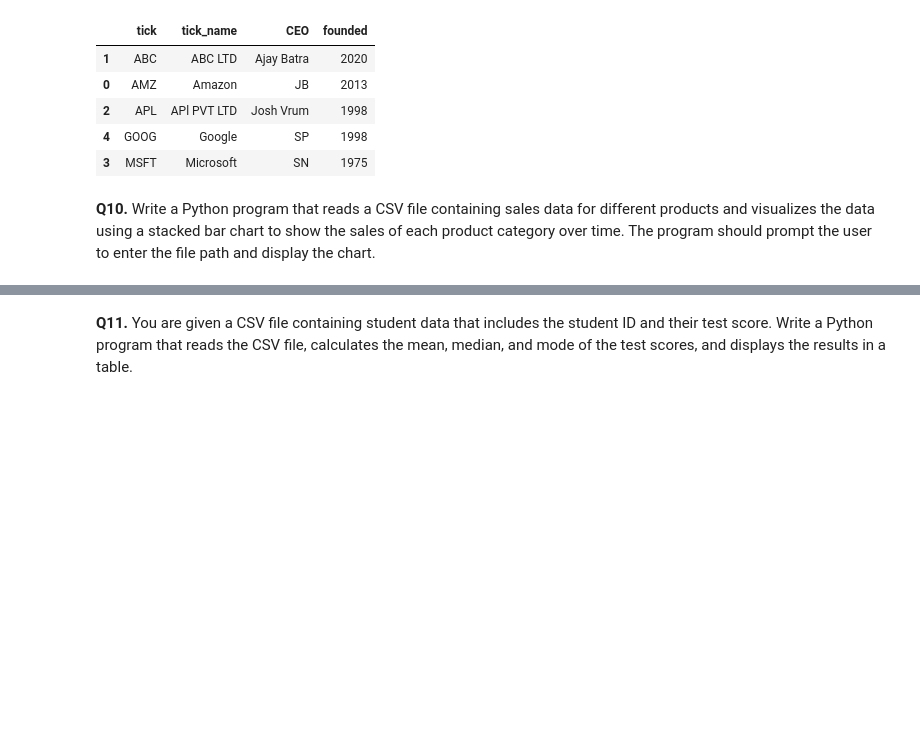
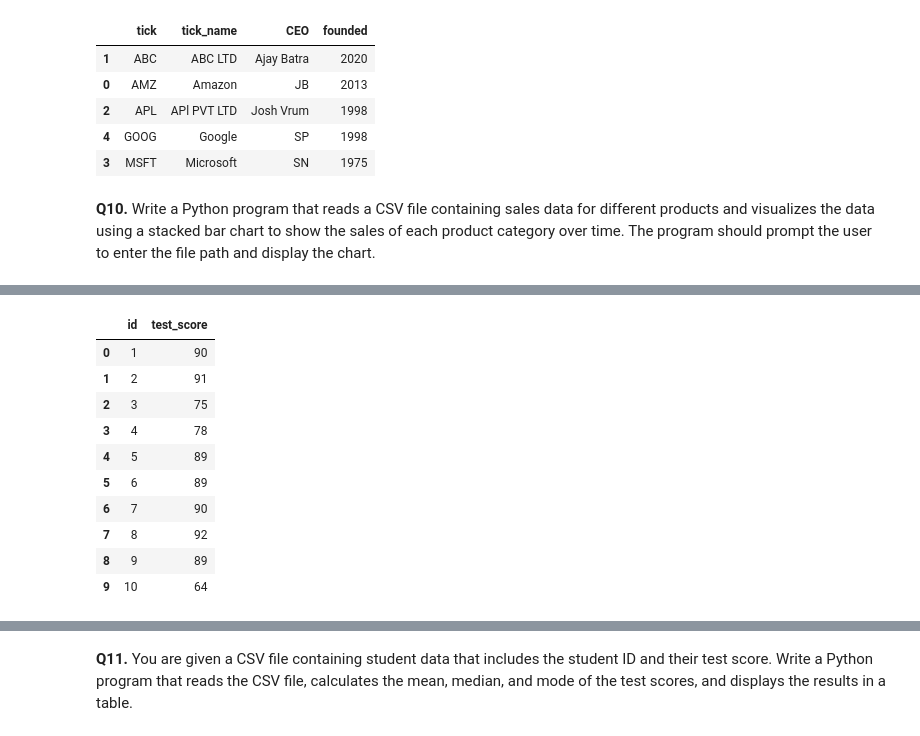
Before and after one commit to beercafeguy/PyMLLab, a Jupyter notebook: assignments/25_Feb_AssQ.ipynb, the cells around one changed output, grey strips where cells are left out. Saved outputs shown, nothing was run; the diff lists cells and outputs as text; code cells hidden in the pictures; blank space fills up the shorter version.

```diff
--- a/assignments/25_Feb_AssQ.ipynb
+++ b/assignments/25_Feb_AssQ.ipynb
@@ -258 +245,16 @@ data
+# %%
+import pandas as pd
+pd.read_csv('/content/drive/MyDrive/sample_data/students_test_score.csv')
+# %% [output]
+|  | id | test_score |
+| 0 | 1 | 90 |
+| 1 | 2 | 91 |
+| 2 | 3 | 75 |
+| 3 | 4 | 78 |
+| 4 | 5 | 89 |
+| 5 | 6 | 89 |
+| 6 | 7 | 90 |
+| 7 | 8 | 92 |
+| 8 | 9 | 89 |
+| 9 | 10 | 64 |
 # %%
```
Also changed, not shown: parts of 7 cells of this notebook.
